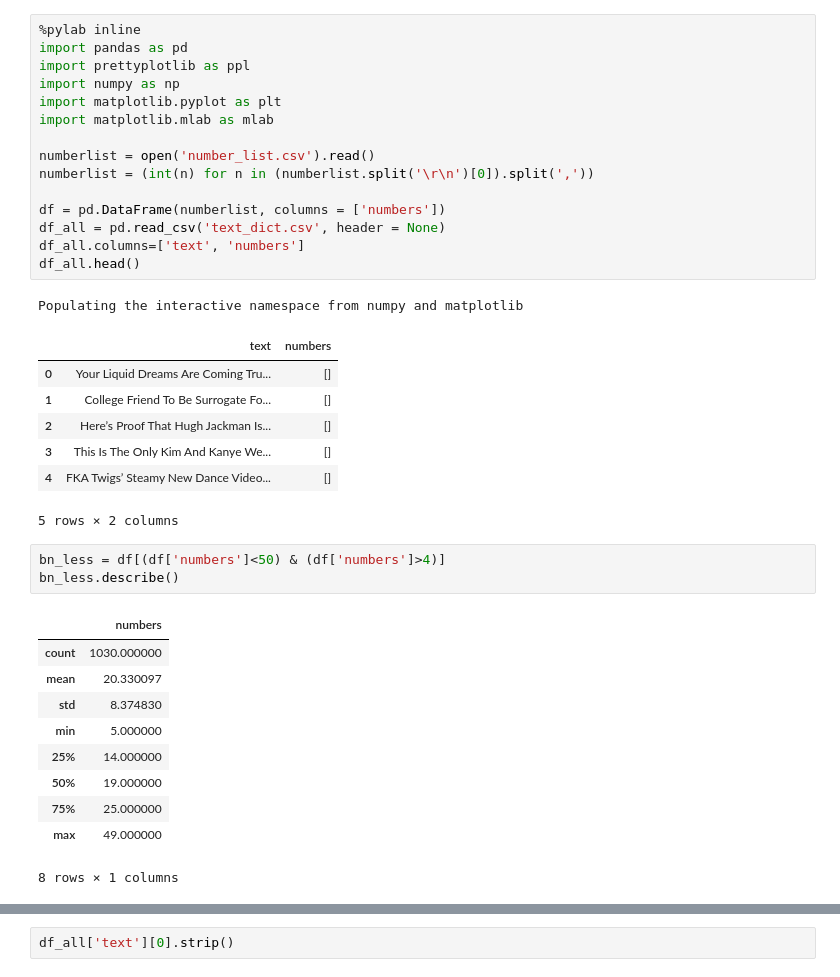
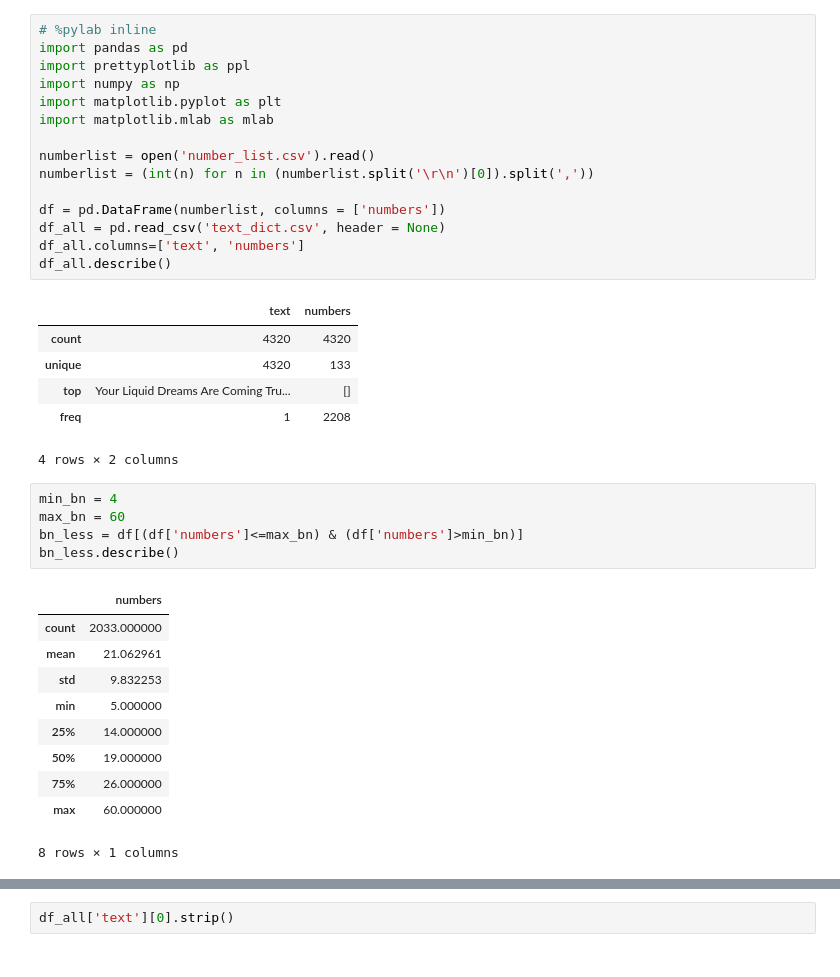
Before and after one commit to dinob0t/buzz_scrape, a Jupyter notebook: data/buzzfeed_numbers.ipynb, the cells around one changed output, grey strips where cells are left out. Drawn from its saved outputs; the diff is of its cells as text.

```diff
--- a/data/buzzfeed_numbers.ipynb
+++ b/data/buzzfeed_numbers.ipynb
@@ -1,5 +1,5 @@
 # %%
-%pylab inline
+# %pylab inline
 import pandas as pd
 import prettyplotlib as ppl
 import numpy as np
@@ -12,28 +12,28 @@ numberlist = (int(n) for n in (numberlist.split('\r\n')[0]).split(','))
 df = pd.DataFrame(numberlist, columns = ['numbers'])
 df_all = pd.read_csv('text_dict.csv', header = None)
 df_all.columns=['text', 'numbers']
-df_all.head()
+df_all.describe()
 # %% [output]
+|  | text | numbers |
+| count | 4320 | 4320 |
+| unique | 4320 | 133 |
+| top | Your Liquid Dreams Are Coming Tru... | [] |
+| freq | 1 | 2208 |
-Populating the interactive namespace from numpy and matplotlib
+4 rows × 2 columns
-|  | text | numbers |
-| 0 | Your Liquid Dreams Are Coming Tru... | [] |
-| 1 | College Friend To Be Surrogate Fo... | [] |
-| 2 | Here’s Proof That Hugh Jackman Is... | [] |
-| 3 | This Is The Only Kim And Kanye We... | [] |
-| 4 | FKA Twigs’ Steamy New Dance Video... | [] |
-5 rows × 2 columns
 # %%
-bn_less = df[(df['numbers']<50) & (df['numbers']>4)]
+min_bn = 4
+max_bn = 60
+bn_less = df[(df['numbers']<=max_bn) & (df['numbers']>min_bn)]
 bn_less.describe()
 # %% [output]
 |  | numbers |
-| count | 1030.000000 |
-| mean | 20.330097 |
-| std | 8.374830 |
+| count | 2033.000000 |
+| mean | 21.062961 |
+| std | 9.832253 |
 | min | 5.000000 |
 | 25% | 14.000000 |
 | 50% | 19.000000 |
-| 75% | 25.000000 |
-| max | 49.000000 |
+| 75% | 26.000000 |
+| max | 60.000000 |
 8 rows × 1 columns
 # %%
```
Also changed, not shown: parts of 7 cells of this notebook, 7 other files.
